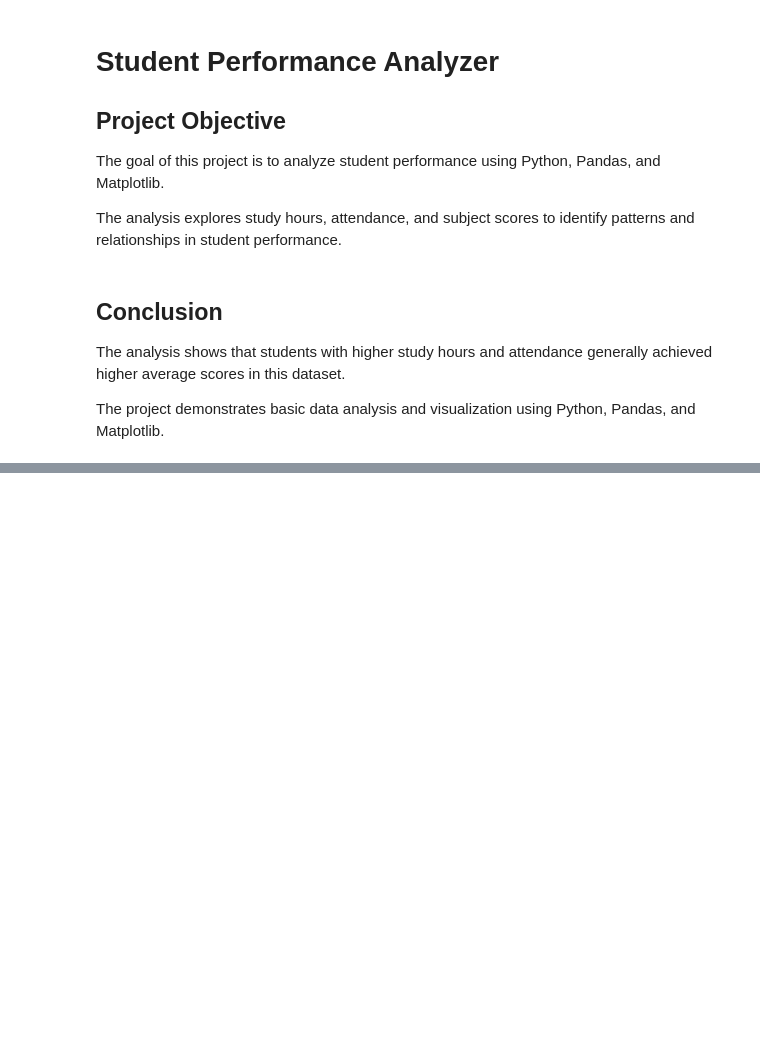
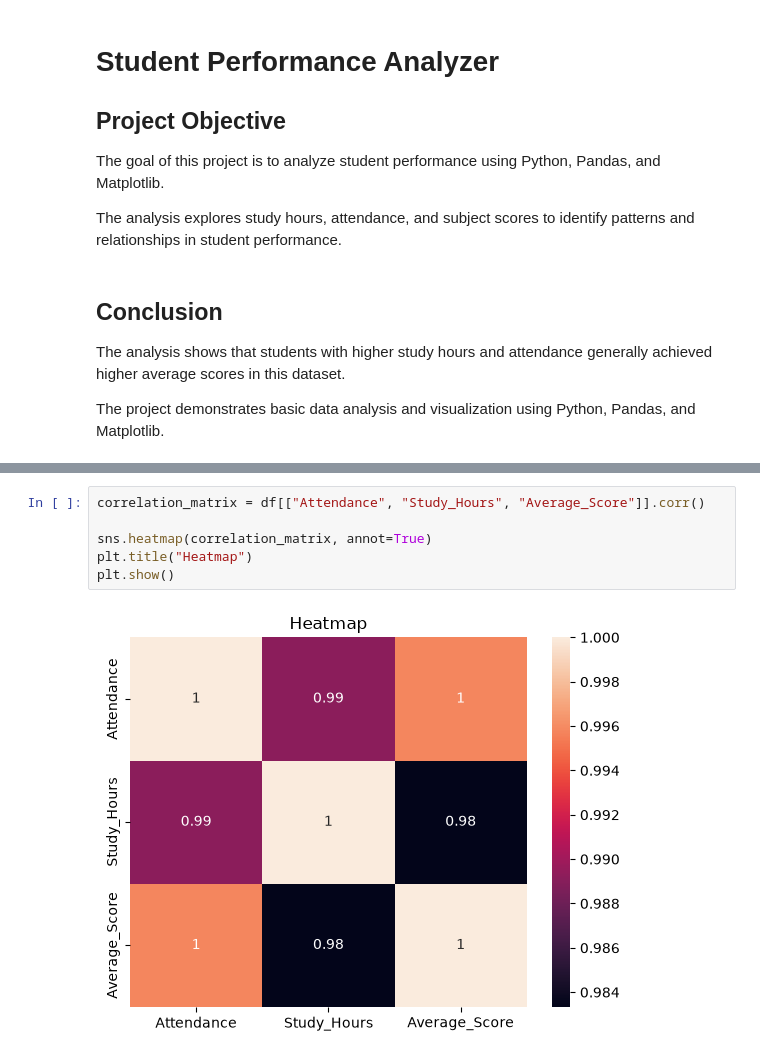
Before and after one commit to kunalkumar-45/Student-Performance-Analyzer, a Jupyter notebook: Notebook/student_performance_analysis.ipynb, the cells around one changed output, grey strips where cells are left out. Cells and saved outputs as stored; diff of their text form; blank space fills up the shorter version.

```diff
--- a/Notebook/student_performance_analysis.ipynb
+++ b/Notebook/student_performance_analysis.ipynb
@@ -615,0 +654,8 @@ using Python, Pandas, and Matplotlib.
+# %%
+correlation_matrix = df[["Attendance", "Study_Hours", "Average_Score"]].corr()
+
+sns.heatmap(correlation_matrix, annot=True)
+plt.title("Heatmap")
+plt.show()
+# %% [output]
+[figure, added]
```
Also changed, not shown: parts of 24 cells of this notebook, 1 other file.
